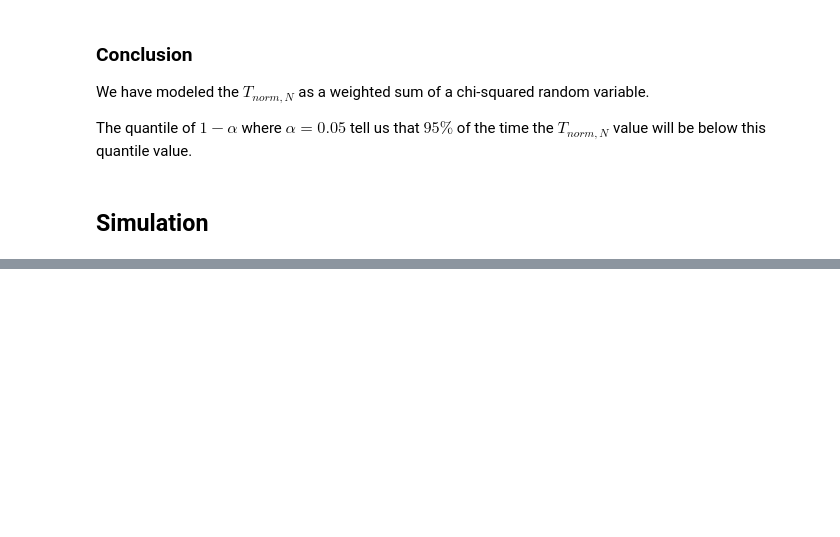
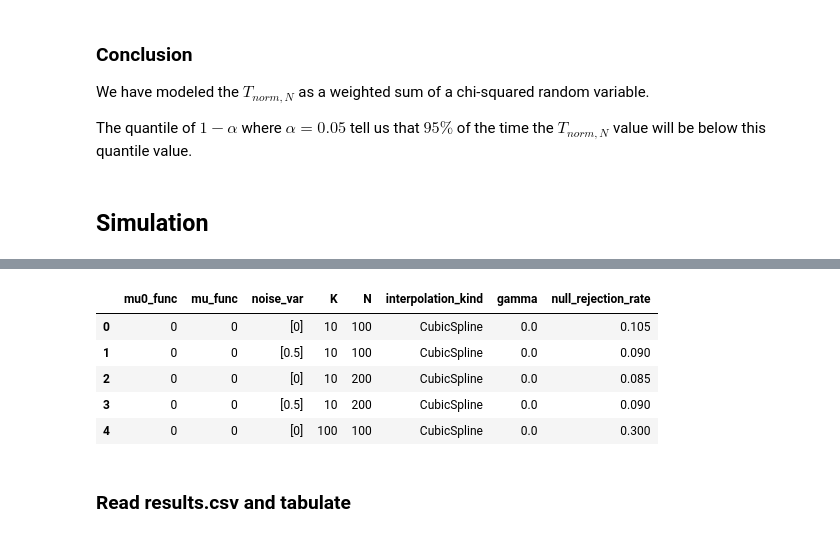
Before and after one commit to katzkid/FunctionalDataAnalysis, a Jupyter notebook: FDA2024.ipynb, the cells around one changed output, grey strips where cells are left out. Drawn from its saved outputs; the diff is of its cells as text; code cells hidden in the pictures; blank space fills up the shorter version.

```diff
--- a/FDA2024.ipynb
+++ b/FDA2024.ipynb
@@ -305,19 +312,20 @@ def indicator_function(Tnorm_N, quantile_Tnorm):
     else:
         return 0 #not rejected
 
-def simulate(R, N, L, K, J, noise_var, gamma, quantile_Tnorm, mu0_func=None, mu_func=None):
+def simulate(R, N, L, K, J, noise_var, gamma, quantile_Tnorm, mu0_func=None, mu_func=None, interpolation_kind="CubicSpline"):
     indicator_list = []
 
     for _ in range(R):
          #Generate the curves
         FDA_generator(N, K, J, noise_var, mu0_func=mu0_func, mu_func=mu_func, plot=False, gamma=gamma)
         #Approximate the curves
-        curve_approximation("CubicSpline", noise_var, L, N, plot=False)
+        curve_approximation(interpolation_kind, noise_var, L, N, plot=False)
         #Calculate the means and Tstats
-        Tnorm_N = calculate_means_Tstats(L, N, noise_var, "CubicSpline", mu0_func=mu0_func, plot=False)
+        Tnorm_N = calculate_means_Tstats(L, N, noise_var, interpolation_kind=interpolation_kind, mu0_func=mu0_func, plot=False)
         #Compute the indicator function
         indicator_list.append(indicator_function(Tnorm_N, quantile_Tnorm))
     #Compute mean of the indicator function
     mean_indicator = np.mean(indicator_list)
+    print('The rejection probability for mu0_func=', mu0_func, 'mu_func=', mu_func,  'gamma=',gamma, 'K=',K, 'N=',N, 'noise variance=', noise_var,'interpolation=',interpolation_kind, 'is', mean_indicator)
     return mean_indicator
 # %% [markdown]
@@ -353,0 +351,9 @@ With the scenario $\mu_0 = 0$ and $\mu = 0$ and adding some noise variance ($0.5
+# %%
+## Define parameter grids
+gamma_values = [None, 0.5, 1]  # Include None for null hypothesis
+noise_var_values = [[0,], [0.5,]]
+K_values = [10, 100]
+N_values = [100, 200]
+mu0_funcs = [None, "sin"]  # Placeholder names for functions
+mu_funcs = [None, "sin"]  # Reduced to 2 values
+interpolation_kinds = ["CubicSpline", "slinear"]
@@ -353,0 +432,17 @@ With the scenario $\mu_0 = 0$ and $\mu = 0$ and adding some noise variance ($0.5
+# %%
+# Convert results to a DataFrame
+results_df = pd.DataFrame(results)
+results_df["gamma"] = results_df["gamma"].fillna(0)  # Fill NaN values with 0
+results_df["mu_func"] = results_df["mu_func"].fillna(0)  # Fill NaN values with "None"
+results_df["mu0_func"] = results_df["mu0_func"].fillna(0)  # Fill NaN values with "None"
+results_df.to_csv("results.csv", index=False)
+results_df.head()
+# %% [output]
+|  | mu0_func | mu_func | noise_var | K | N | interpolation_kind | gamma | null_rejection_rate |
+| 0 | 0 | 0 | [0] | 10 | 100 | CubicSpline | 0.0 | 0.105 |
+| 1 | 0 | 0 | [0.5] | 10 | 100 | CubicSpline | 0.0 | 0.090 |
+| 2 | 0 | 0 | [0] | 10 | 200 | CubicSpline | 0.0 | 0.085 |
+| 3 | 0 | 0 | [0.5] | 10 | 200 | CubicSpline | 0.0 | 0.090 |
+| 4 | 0 | 0 | [0] | 100 | 100 | CubicSpline | 0.0 | 0.300 |
+# %% [markdown]
+### Read results.csv and tabulate
```
Also changed, not shown: parts of 33 cells of this notebook.
